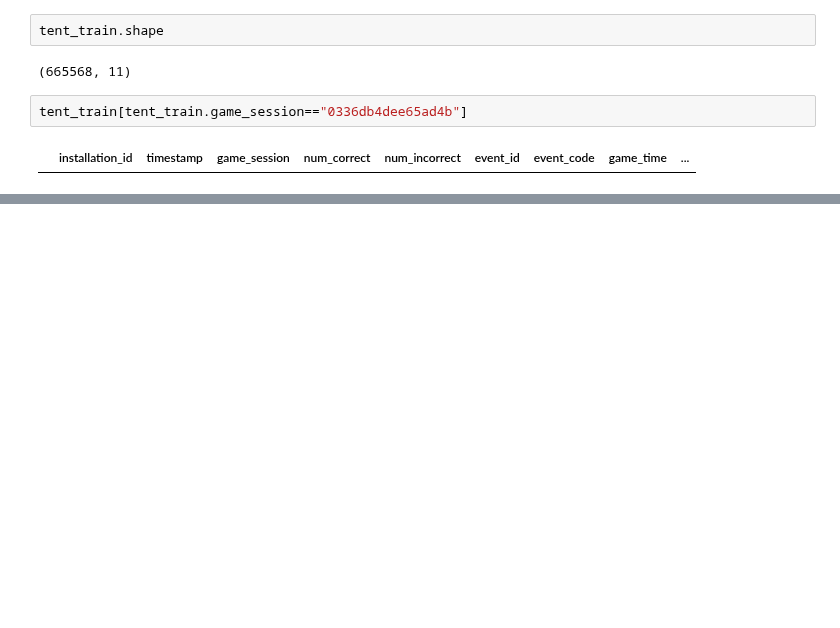
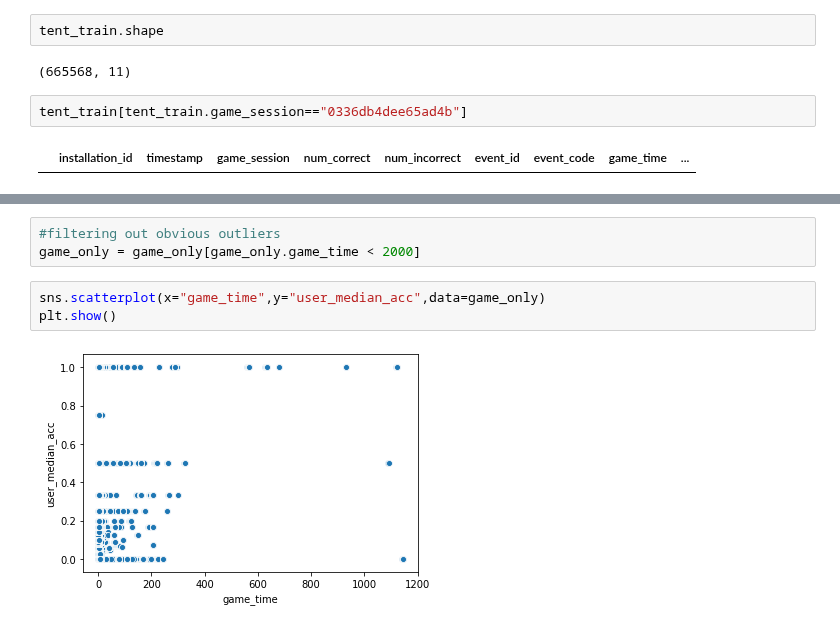
Before and after one commit to cats-in-the-hat/PBS-KIDS2, a Jupyter notebook: cris_ntbk.ipynb, the cells around one changed output, grey strips where cells are left out. Drawn from its saved outputs; the diff is of its cells as text; blank space fills up the shorter version.

```diff
--- a/cris_ntbk.ipynb
+++ b/cris_ntbk.ipynb
@@ -535,0 +667,8 @@ tent_train[tent_train.game_session=="0336db4dee65ad4b"]
+# %%
+#filtering out obvious outliers
+game_only = game_only[game_only.game_time < 2000]
+# %%
+sns.scatterplot(x="game_time",y="user_median_acc",data=game_only)
+plt.show()
+# %% [output]
+[figure, added]
```
Also changed, not shown: parts of 40 cells of this notebook.
